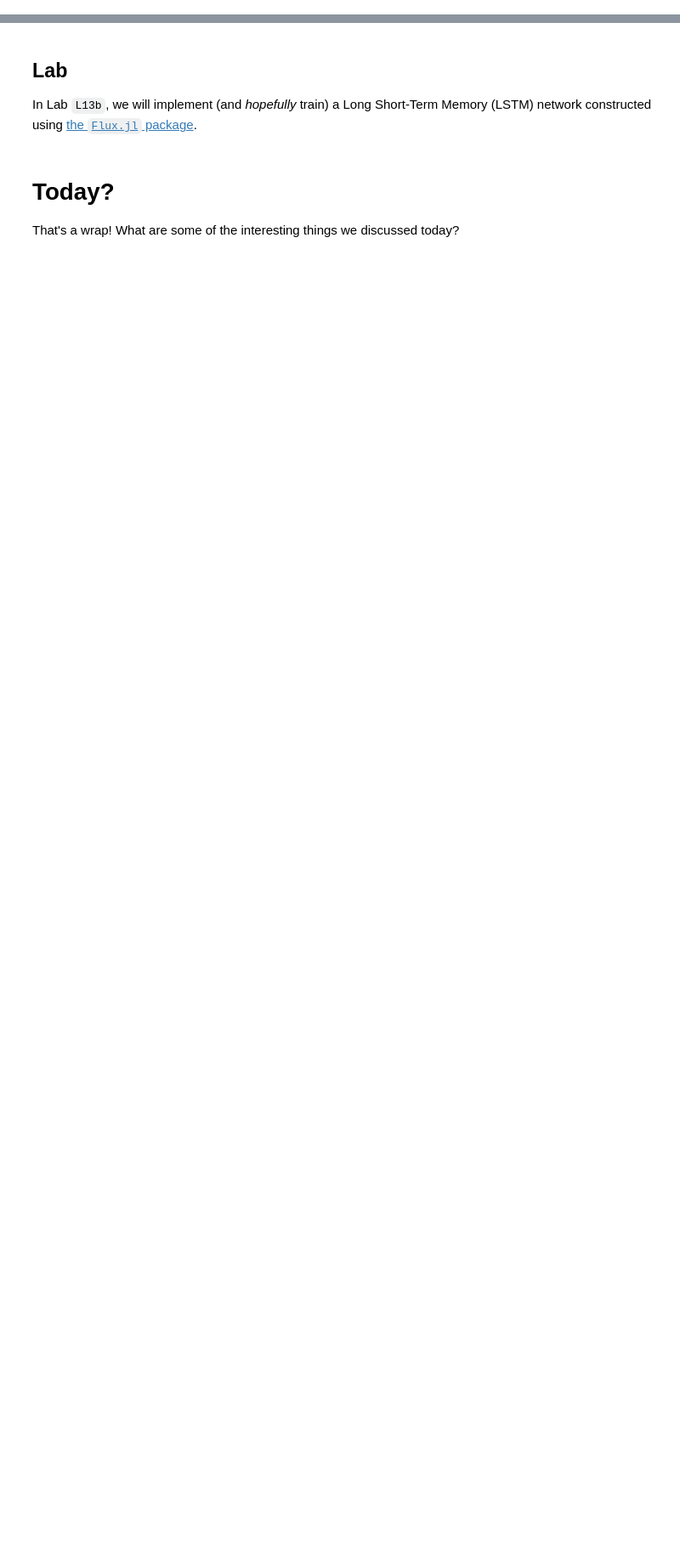
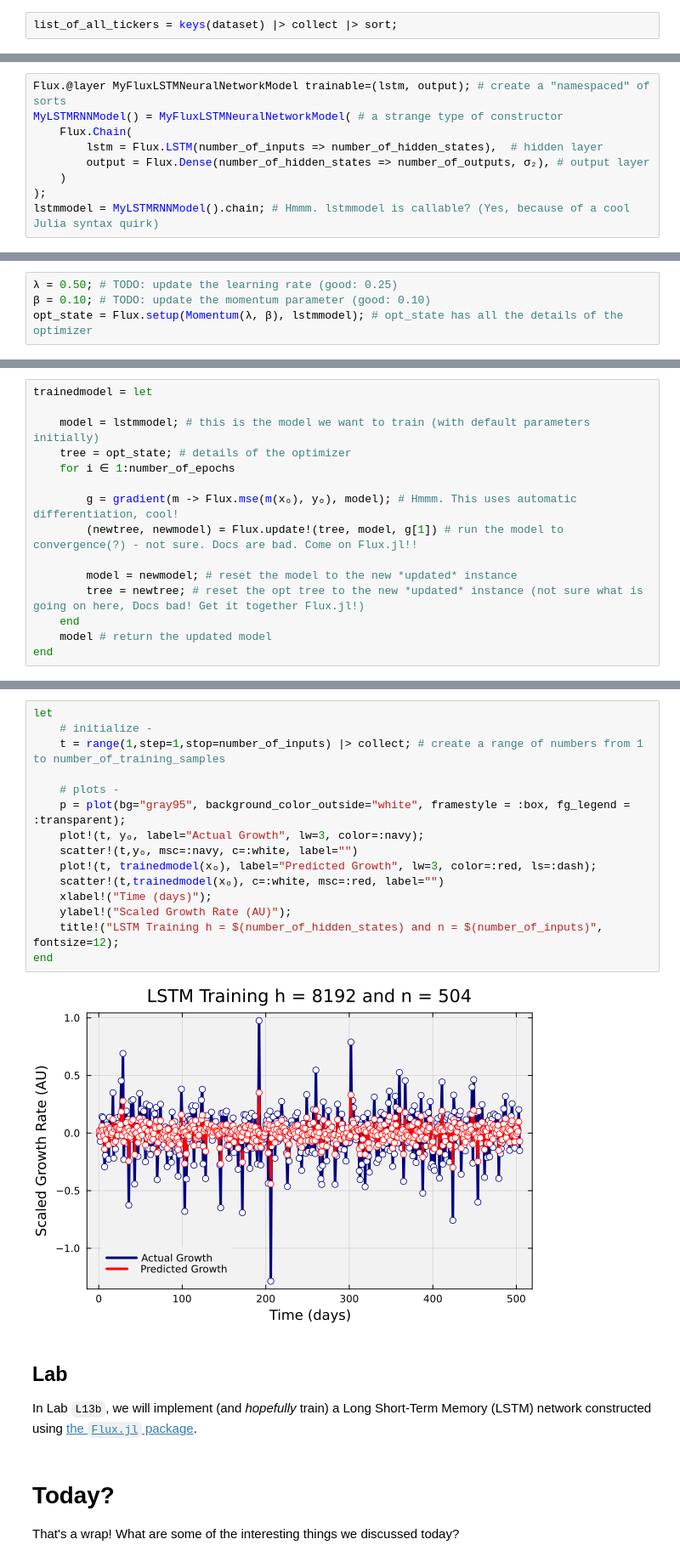
Before and after one commit to varnerlab/CHEME-5820-Lectures-Spring-2025, a Jupyter notebook: lectures/week-13/L13a/CHEME-5820-L13a-LSTM-S2025.ipynb, the cells around one changed output, grey strips where cells are left out. Shown at 85% size. Cells and saved outputs as stored; diff of their text form; blank space fills up the shorter version.

```diff
--- a/lectures/week-13/L13a/CHEME-5820-L13a-LSTM-S2025.ipynb
+++ b/lectures/week-13/L13a/CHEME-5820-L13a-LSTM-S2025.ipynb
@@ -73,0 +115,2 @@ An LSTM has the following parameters:
+# %%
+list_of_all_tickers = keys(dataset) |> collect |> sort;
@@ -73,0 +217,9 @@ An LSTM has the following parameters:
+# %%
+Flux.@layer MyFluxLSTMNeuralNetworkModel trainable=(lstm, output); # create a "namespaced" of sorts
+MyLSTMRNNModel() = MyFluxLSTMNeuralNetworkModel( # a strange type of constructor
+    Flux.Chain(
+        lstm = Flux.LSTM(number_of_inputs => number_of_hidden_states),  # hidden layer
+        output = Flux.Dense(number_of_hidden_states => number_of_outputs, σ₂), # output layer
+    )
+);
+lstmmodel = MyLSTMRNNModel().chain; # Hmmm. lstmmodel is callable? (Yes, because of a cool Julia syntax quirk)
@@ -73,0 +230,4 @@ An LSTM has the following parameters:
+# %%
+λ = 0.50; # TODO: update the learning rate (good: 0.25)
+β = 0.10; # TODO: update the momentum parameter (good: 0.10)
+opt_state = Flux.setup(Momentum(λ, β), lstmmodel); # opt_state has all the details of the optimizer
@@ -73,0 +238,15 @@ An LSTM has the following parameters:
+# %%
+trainedmodel = let
+
+    model = lstmmodel; # this is the model we want to train (with default parameters initially)
+    tree = opt_state; # details of the optimizer
+    for i ∈ 1:number_of_epochs
+
+        g = gradient(m -> Flux.mse(m(xₒ), yₒ), model); # Hmmm. This uses automatic differentiation, cool!
+        (newtree, newmodel) = Flux.update!(tree, model, g[1]) # run the model to convergence(?) - not sure. Docs are bad. Come on Flux.jl!!
+
+        model = newmodel; # reset the model to the new *updated* instance
+        tree = newtree; # reset the opt tree to the new *updated* instance (not sure what is going on here, Docs bad! Get it together Flux.jl!)
+    end
+    model # return the updated model
+end
@@ -74,3 +274,20 @@ An LSTM has the following parameters:
+# %%
+let
+    # initialize -
+    t = range(1,step=1,stop=number_of_inputs) |> collect; # create a range of numbers from 1 to number_of_training_samples
+
+    # plots -
+    p = plot(bg="gray95", background_color_outside="white", framestyle = :box, fg_legend = :transparent);
+    plot!(t, yₒ, label="Actual Growth", lw=3, color=:navy);
+    scatter!(t,yₒ, msc=:navy, c=:white, label="")
+    plot!(t, trainedmodel(xₒ), label="Predicted Growth", lw=3, color=:red, ls=:dash);
+    scatter!(t,trainedmodel(xₒ), c=:white, msc=:red, label="")
+    xlabel!("Time (days)");
+    ylabel!("Scaled Growth Rate (AU)");
+    title!("LSTM Training h = $(number_of_hidden_states) and n = $(number_of_inputs)", fontsize=12);
+end
+# %% [output]
+[figure, added]
 # %% [markdown]
 ## Lab
 In Lab `L13b`, we will implement (and _hopefully_ train) a Long Short-Term Memory (LSTM) network constructed using [the `Flux.jl` package](https://github.com/FluxML/Flux.jl).
```
Also changed, not shown: parts of 28 cells of this notebook, 6 other files.
